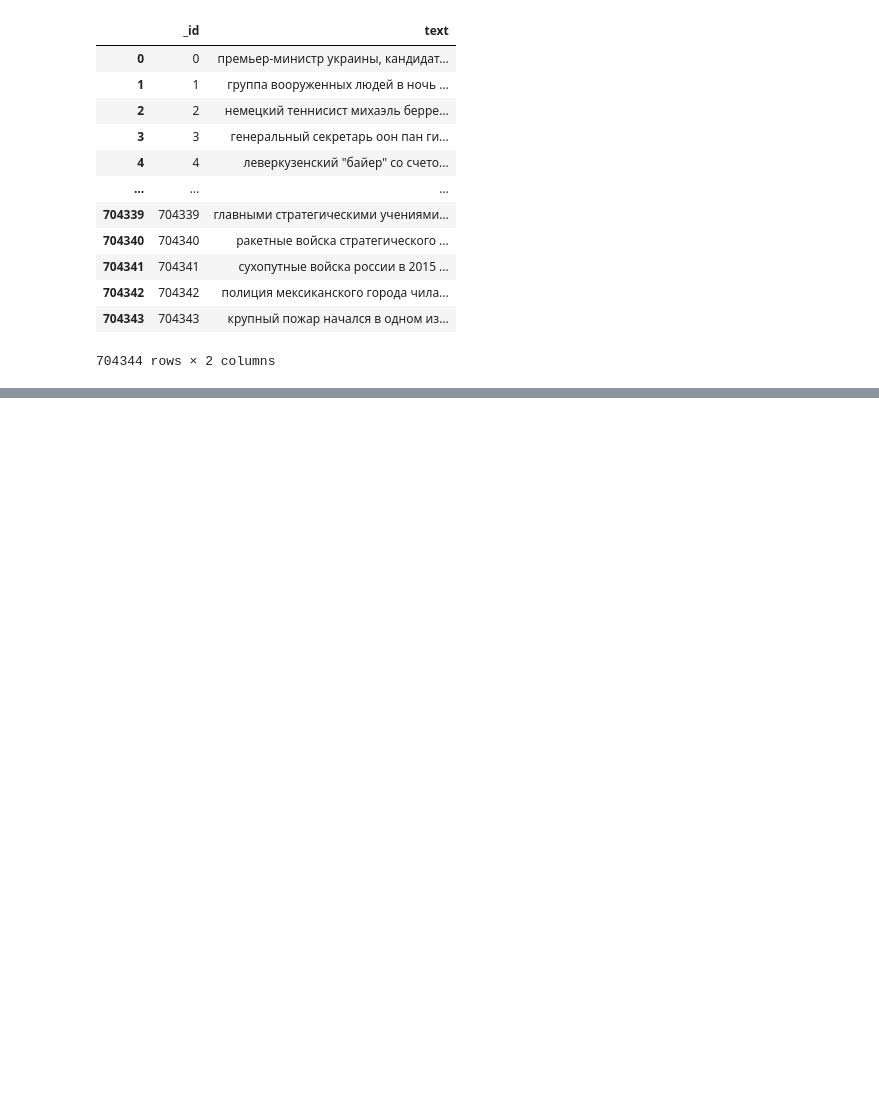
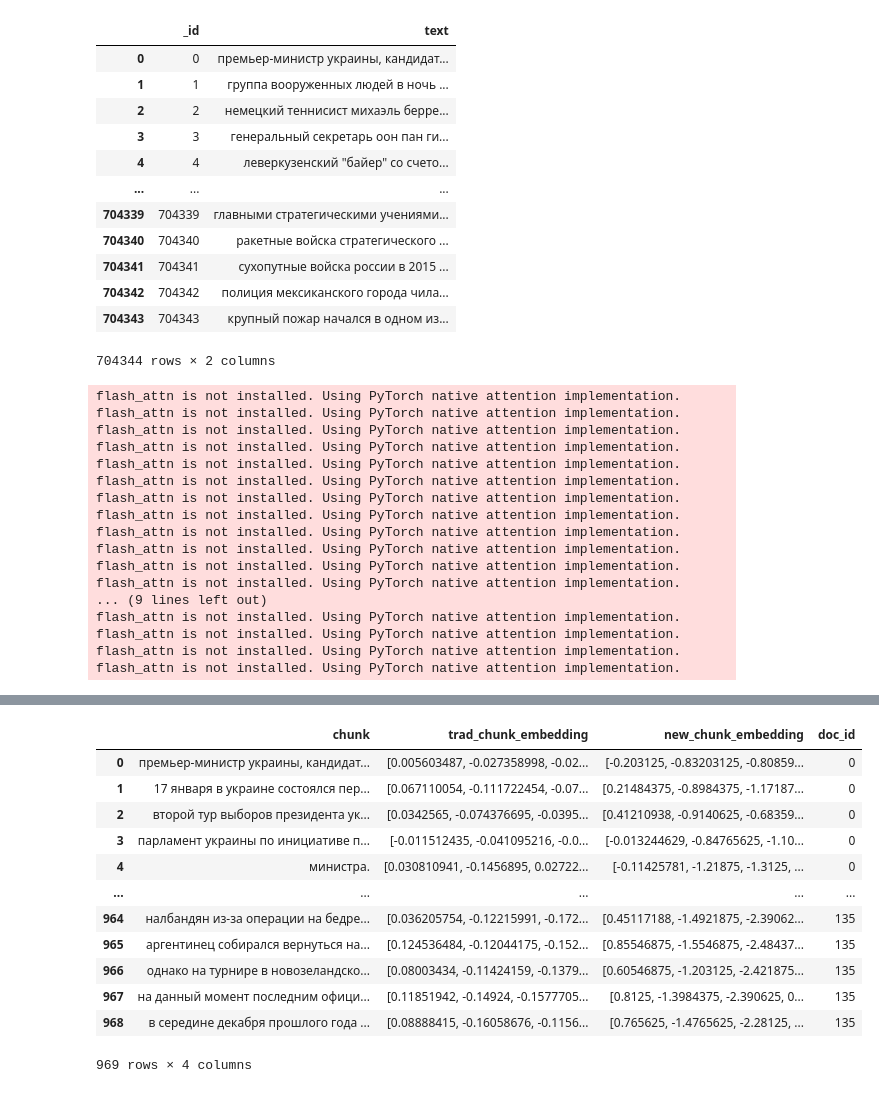
Before and after one commit to NikolaySus/late-chunking-ru, a Jupyter notebook: examples.ipynb, the cells around one changed output, grey strips where cells are left out. Saved outputs shown, nothing was run; the diff lists cells and outputs as text; code cells hidden in the pictures; blank space fills up the shorter version.

```diff
--- a/examples.ipynb
+++ b/examples.ipynb
@@ -99,6 +99,7 @@ def do_ch_emb(calc_chunk):
         "doc_id" : [],
     })
     result.astype('object')
+    last_idx = 0
     for doc_id, doc in calc_chunk.iterrows():
         doc_chunks, doc_span_annotations = chunk_by_sentences(doc['text'], tokenizer)
         doc_trad_chunk_embeddings = model.encode(doc_chunks)
@@ -106,5 +107,30 @@ def do_ch_emb(calc_chunk):
         doc_model_output = model(**(doc_inputs.to(device)))
         doc_new_chunk_embeddings = chunked_pooling(doc_model_output, [doc_span_annotations])[0]
         for i, (chunk, trad_chunk_embedding, new_chunk_embedding) in enumerate(zip(doc_chunks, doc_trad_chunk_embeddings, doc_new_chunk_embeddings)):
-            result.loc[i] = np.array([chunk, trad_chunk_embedding, new_chunk_embedding, doc['_id']], dtype=object)
+            result.loc[last_idx + i] = np.array([chunk, trad_chunk_embedding, new_chunk_embedding, doc['_id']], dtype=object)
+        last_idx += len(doc_chunks)
     return result
+# %%
+chunked_corpus  = np.array_split(corpus, 5179) # Пусть у нас 5179 компьютер, сольём первые два из них для примера
+# %%
+%%time
+chunks0 = do_ch_emb(chunked_corpus[0])
+chunks0
+# %% [output]
+flash_attn is not installed. Using PyTorch native attention implementation.
+flash_attn is not installed. Using PyTorch native attention implementation.
+flash_attn is not installed. Using PyTorch native attention implementation.
+flash_attn is not installed. Using PyTorch native attention implementation.
+flash_attn is not installed. Using PyTorch native attention implementation.
+flash_attn is not installed. Using PyTorch native attention implementation.
+flash_attn is not installed. Using PyTorch native attention implementation.
+flash_attn is not installed. Using PyTorch native attention implementation.
+flash_attn is not installed. Using PyTorch native attention implementation.
+flash_attn is not installed. Using PyTorch native attention implementation.
+flash_attn is not installed. Using PyTorch native attention implementation.
+flash_attn is not installed. Using PyTorch native attention implementation.
+... (9 lines left out)
+flash_attn is not installed. Using PyTorch native attention implementation.
+flash_attn is not installed. Using PyTorch native attention implementation.
+flash_attn is not installed. Using PyTorch native attention implementation.
+flash_attn is not installed. Using PyTorch native attention implementation.
@@ -110,0 +139,13 @@ def do_ch_emb(calc_chunk):
+|  | chunk | trad_chunk_embedding | new_chunk_embedding | doc_id |
+| 0 | премьер-министр украины, кандидат... | [0.005603487, -0.027358998, -0.02... | [-0.203125, -0.83203125, -0.80859... | 0 |
+| 1 | 17 января в украине состоялся пер... | [0.067110054, -0.111722454, -0.07... | [0.21484375, -0.8984375, -1.17187... | 0 |
+| 2 | второй тур выборов президента ук... | [0.0342565, -0.074376695, -0.0395... | [0.41210938, -0.9140625, -0.68359... | 0 |
+| 3 | парламент украины по инициативе п... | [-0.011512435, -0.041095216, -0.0... | [-0.013244629, -0.84765625, -1.10... | 0 |
+| 4 | министра. | [0.030810941, -0.1456895, 0.02722... | [-0.11425781, -1.21875, -1.3125, ... | 0 |
+| ... | ... | ... | ... | ... |
+| 964 | налбандян из-за операции на бедре... | [0.036205754, -0.12215991, -0.172... | [0.45117188, -1.4921875, -2.39062... | 135 |
+| 965 | аргентинец собирался вернуться на... | [0.124536484, -0.12044175, -0.152... | [0.85546875, -1.5546875, -2.48437... | 135 |
+| 966 | однако на турнире в новозеландско... | [0.08003434, -0.11424159, -0.1379... | [0.60546875, -1.203125, -2.421875... | 135 |
+| 967 | на данный момент последним офици... | [0.11851942, -0.14924, -0.1577705... | [0.8125, -1.3984375, -2.390625, 0... | 135 |
+| 968 | в середине декабря прошлого года ... | [0.08888415, -0.16058676, -0.1156... | [0.765625, -1.4765625, -2.28125, ... | 135 |
+969 rows × 4 columns
```
Also changed, not shown: parts of 15 cells of this notebook.
